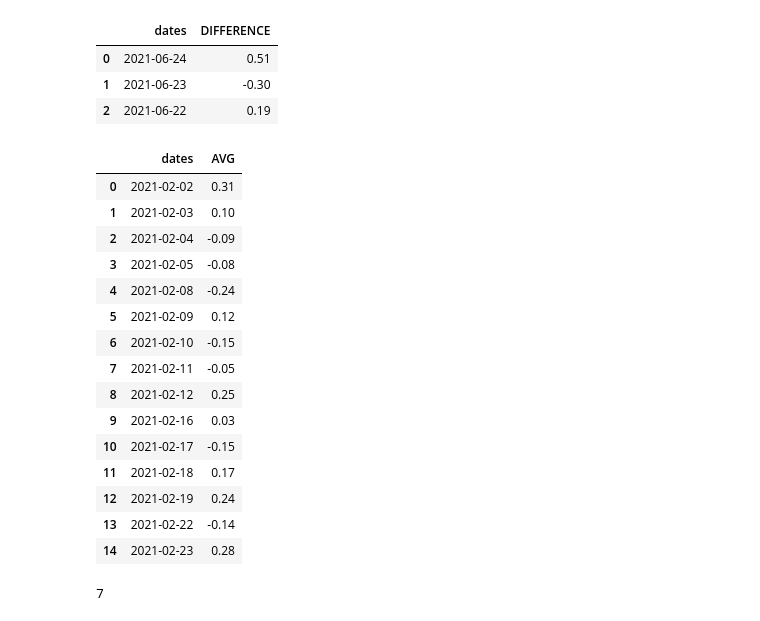
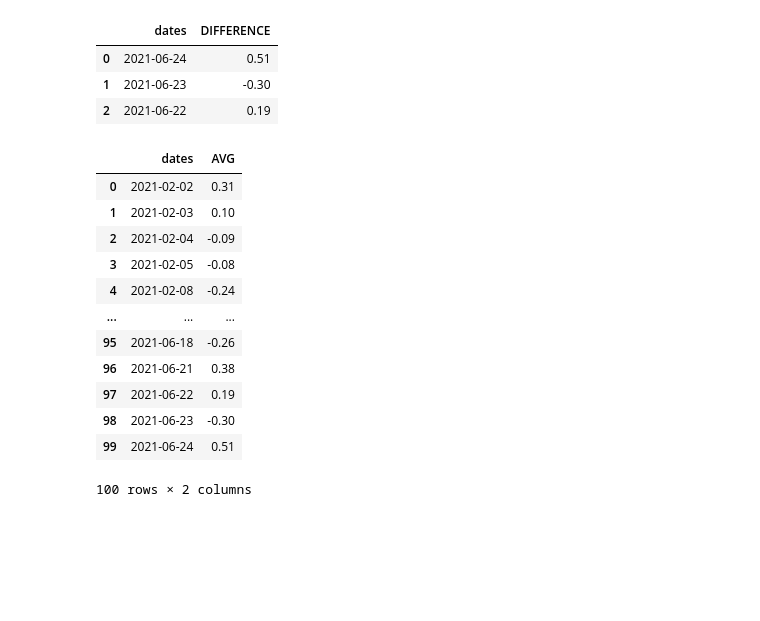
Before and after one commit to Saksham1611/stock-data, a Jupyter notebook: testing .ipynb, the cells around one changed output. Saved outputs shown, nothing was run; the diff lists cells and outputs as text; code cells hidden in the pictures; blank space fills up the shorter version.

```diff
--- a/testing .ipynb
+++ b/testing .ipynb
@@ -404,23 +399,22 @@ df.head(3)
 | 2 | 2021-06-22 | 0.19 |
 # %%
 #3rd Question
-query="SELECT dates ,avg(close-Open) AS 'AVG' FROM shares GROUP BY dates"
-df=pd.read_sql_query(query,conn)
-df.head(15)
+def getAverage(conn):
+    query="SELECT dates ,avg(close-Open) AS 'AVG' FROM shares GROUP BY dates"
+    df=pd.read_sql_query(query,conn)
+    return df
+getAverage(conn)
 # %% [output]
 |  | dates | AVG |
 | 0 | 2021-02-02 | 0.31 |
 | 1 | 2021-02-03 | 0.10 |
 | 2 | 2021-02-04 | -0.09 |
 | 3 | 2021-02-05 | -0.08 |
 | 4 | 2021-02-08 | -0.24 |
-| 5 | 2021-02-09 | 0.12 |
-| 6 | 2021-02-10 | -0.15 |
-| 7 | 2021-02-11 | -0.05 |
-| 8 | 2021-02-12 | 0.25 |
-| 9 | 2021-02-16 | 0.03 |
-| 10 | 2021-02-17 | -0.15 |
-| 11 | 2021-02-18 | 0.17 |
-| 12 | 2021-02-19 | 0.24 |
-| 13 | 2021-02-22 | -0.14 |
-| 14 | 2021-02-23 | 0.28 |
+| ... | ... | ... |
+| 95 | 2021-06-18 | -0.26 |
+| 96 | 2021-06-21 | 0.38 |
+| 97 | 2021-06-22 | 0.19 |
+| 98 | 2021-06-23 | -0.30 |
+| 99 | 2021-06-24 | 0.51 |
+100 rows × 2 columns
@@ -442,15 +438,14 @@ res=cursor.execute(query)
 # %%
 temp=[dict(zip([key[0] for key in cursor.description],row) for row in res)]
 # %%
-Max=0
-currMax=0
-for key in temp:
-    for op,cl in key.items():
-        if op[1]>cl[1]:
-            Max=max(Max,currMax)
-            currMax=0
-        else:
-            currMax+=1
-print(Max)
+def getMax(temp):
+    Max=0
+    currMax=0
+    for key in temp:
+        for op,cl in key.items():
+            if op[1]>cl[1]:
+                Max=max(Max,currMax)
+                currMax=0
+            else:
+                currMax+=1
+    return f"The number of continuous records are {Max}"
-# %% [output]
-7
```
Also changed, not shown: parts of 5 cells of this notebook, 5 other files.
